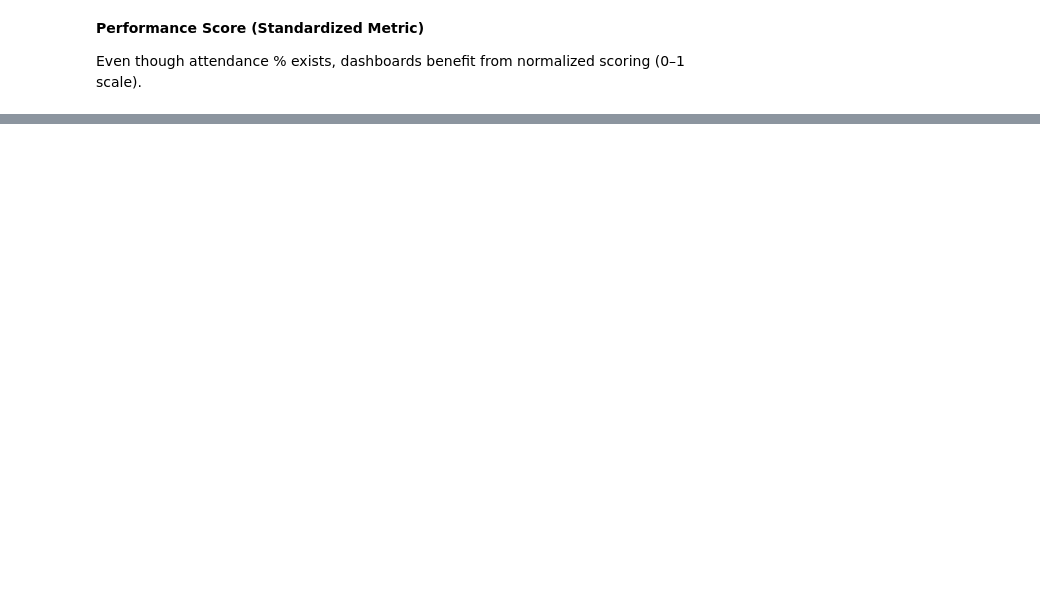
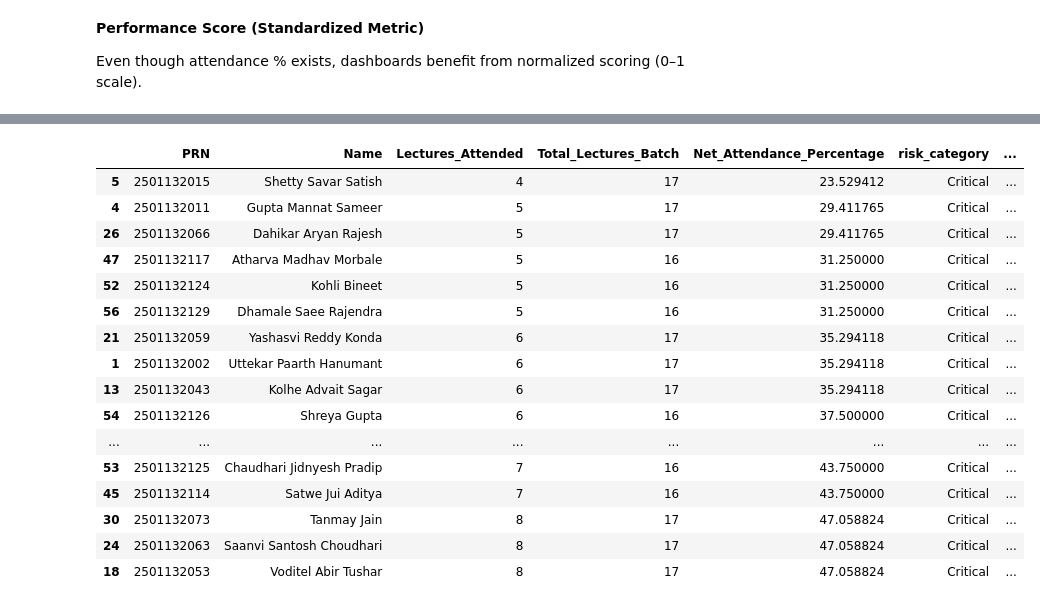
Before and after one commit to TanmayJain09/end-sem-practical-pbl, a Jupyter notebook: Analysis/notebooks/dummy_analysis.ipynb, the cells around one changed output, grey strips where cells are left out. Cells and saved outputs as stored; diff of their text form; code cells hidden in the pictures; blank space fills up the shorter version.

Commit message:
Dashboard Analytics & KPI Layer table and variable

```diff
--- a/Analysis/notebooks/dummy_analysis.ipynb
+++ b/Analysis/notebooks/dummy_analysis.ipynb
@@ -684,0 +784,26 @@ max             2.000000              2.000000                 100.000000
+# %%
+critical_student = (
+    student_analytics_table[
+        student_analytics_table['risk_category'] == 'Critical'
+    ]
+    .sort_values(by='Net_Attendance_Percentage')
+)
+critical_student
+# %% [output]
+|  | PRN | Name | Lectures_Attended | Total_Lectures_Batch | Net_Attendance_Percentage | risk_category | ... |
+| 5 | 2501132015 | Shetty Savar Satish | 4 | 17 | 23.529412 | Critical | ... |
+| 4 | 2501132011 | Gupta Mannat Sameer | 5 | 17 | 29.411765 | Critical | ... |
+| 26 | 2501132066 | Dahikar Aryan Rajesh | 5 | 17 | 29.411765 | Critical | ... |
+| 47 | 2501132117 | Atharva Madhav Morbale | 5 | 16 | 31.250000 | Critical | ... |
+| 52 | 2501132124 | Kohli Bineet | 5 | 16 | 31.250000 | Critical | ... |
+| 56 | 2501132129 | Dhamale Saee Rajendra | 5 | 16 | 31.250000 | Critical | ... |
+| 21 | 2501132059 | Yashasvi Reddy Konda | 6 | 17 | 35.294118 | Critical | ... |
+| 1 | 2501132002 | Uttekar Paarth Hanumant | 6 | 17 | 35.294118 | Critical | ... |
+| 13 | 2501132043 | Kolhe Advait Sagar | 6 | 17 | 35.294118 | Critical | ... |
+| 54 | 2501132126 | Shreya Gupta | 6 | 16 | 37.500000 | Critical | ... |
+| ... | ... | ... | ... | ... | ... | ... | ... |
+| 53 | 2501132125 | Chaudhari Jidnyesh Pradip | 7 | 16 | 43.750000 | Critical | ... |
+| 45 | 2501132114 | Satwe Jui Aditya | 7 | 16 | 43.750000 | Critical | ... |
+| 30 | 2501132073 | Tanmay Jain | 8 | 17 | 47.058824 | Critical | ... |
+| 24 | 2501132063 | Saanvi Santosh Choudhari | 8 | 17 | 47.058824 | Critical | ... |
+| 18 | 2501132053 | Voditel Abir Tushar | 8 | 17 | 47.058824 | Critical | ... |
```
Also changed, not shown: parts of 35 cells of this notebook.
